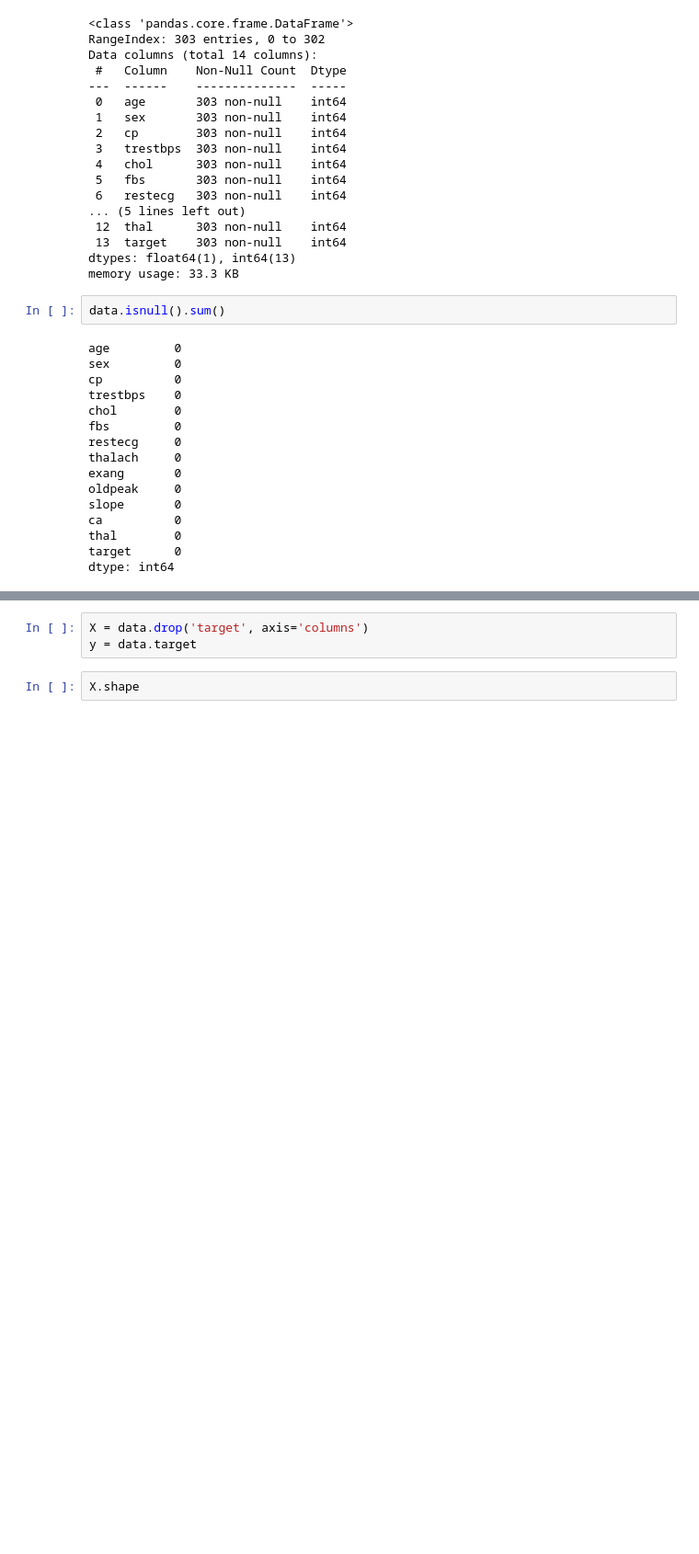
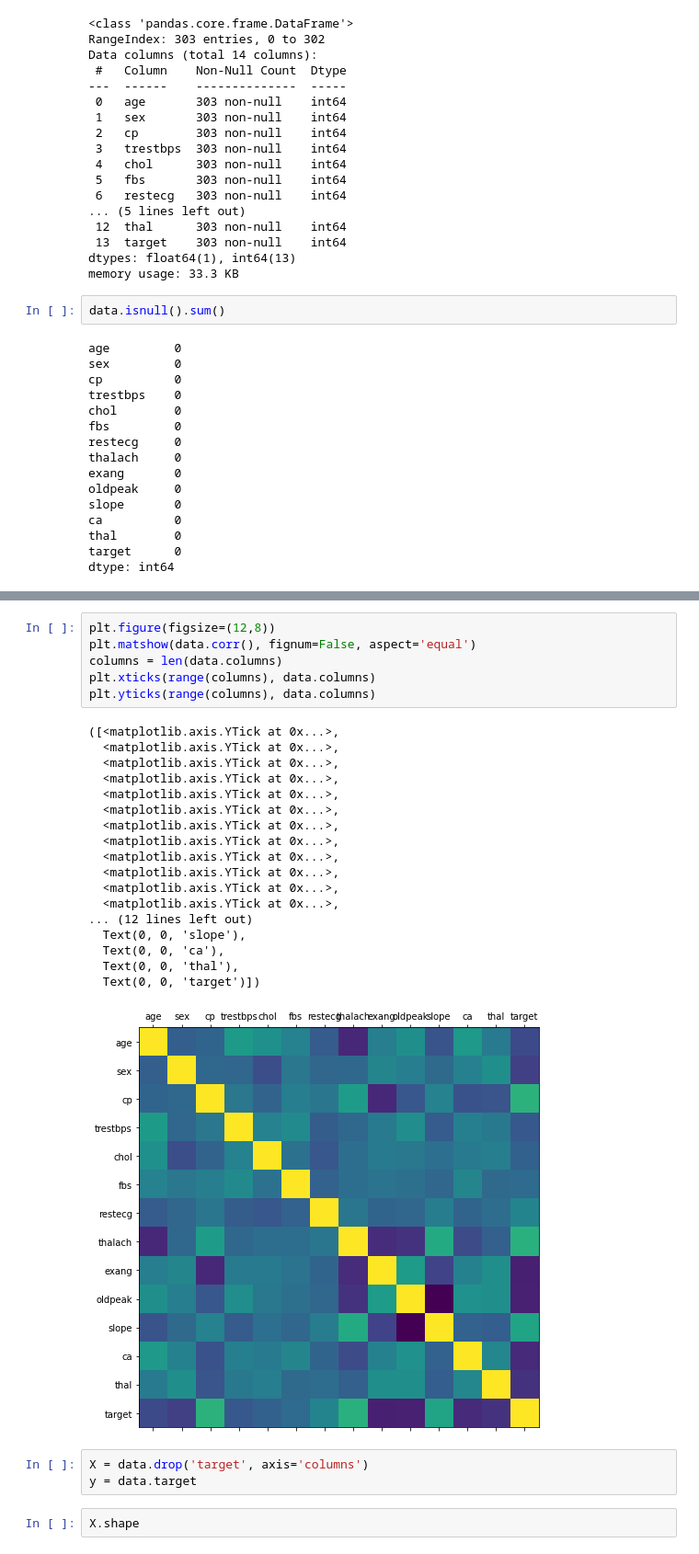
Before and after one commit to dsurraobhcc/CSC-225-T1, a Jupyter notebook: classes/class14/heart-disease-prediction.ipynb, the cells around one changed output, grey strips where cells are left out. Shown at 92% size. Cells and saved outputs as stored; diff of their text form; blank space fills up the shorter version.

```diff
--- a/classes/class14/heart-disease-prediction.ipynb
+++ b/classes/class14/heart-disease-prediction.ipynb
@@ -171,6 +207,31 @@ data.corr()
 | ca | 0.276326 | 0.118261 | -0.181053 | 0.101389 | 0.070511 | 0.137979 | -0.072042 | -0.213177 | 0.115739 | 0.222682 | -0.080155 | ... |
 | thal | 0.068001 | 0.210041 | -0.161736 | 0.062210 | 0.098803 | -0.032019 | -0.011981 | -0.096439 | 0.206754 | 0.210244 | -0.104764 | ... |
 | target | -0.225439 | -0.280937 | 0.433798 | -0.144931 | -0.085239 | -0.028046 | 0.137230 | 0.421741 | -0.436757 | -0.430696 | 0.345877 | ... |
+# %%
+plt.figure(figsize=(12,8))
+plt.matshow(data.corr(), fignum=False, aspect='equal')
+columns = len(data.columns)
+plt.xticks(range(columns), data.columns)
+plt.yticks(range(columns), data.columns)
+# %% [output]
+([<matplotlib.axis.YTick at 0x...>,
+  <matplotlib.axis.YTick at 0x...>,
+  <matplotlib.axis.YTick at 0x...>,
+  <matplotlib.axis.YTick at 0x...>,
+  <matplotlib.axis.YTick at 0x...>,
+  <matplotlib.axis.YTick at 0x...>,
+  <matplotlib.axis.YTick at 0x...>,
+  <matplotlib.axis.YTick at 0x...>,
+  <matplotlib.axis.YTick at 0x...>,
+  <matplotlib.axis.YTick at 0x...>,
+  <matplotlib.axis.YTick at 0x...>,
+  <matplotlib.axis.YTick at 0x...>,
+... (12 lines left out)
+  Text(0, 0, 'slope'),
+  Text(0, 0, 'ca'),
+  Text(0, 0, 'thal'),
+  Text(0, 0, 'target')])
+[figure, added]
 # %%
 X = data.drop('target', axis='columns')
 y = data.target
```
Also changed, not shown: parts of 9 cells of this notebook, 2 other files.
